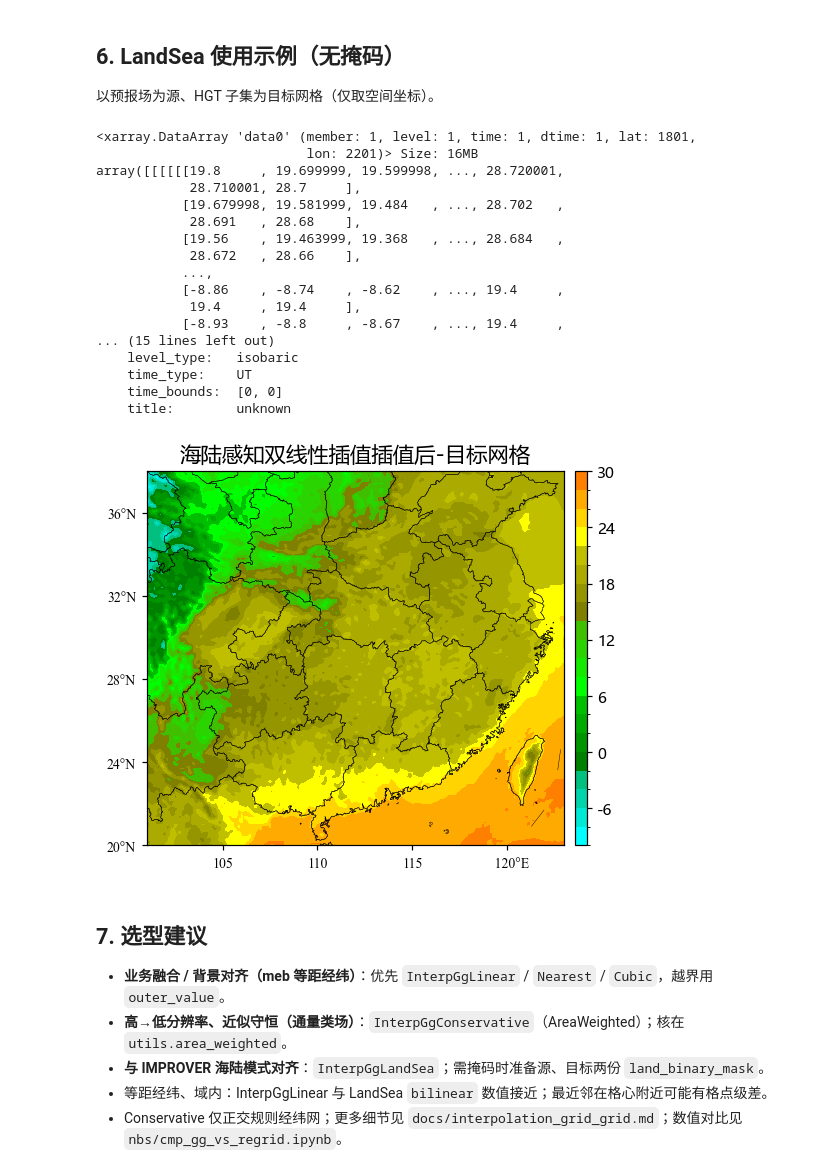
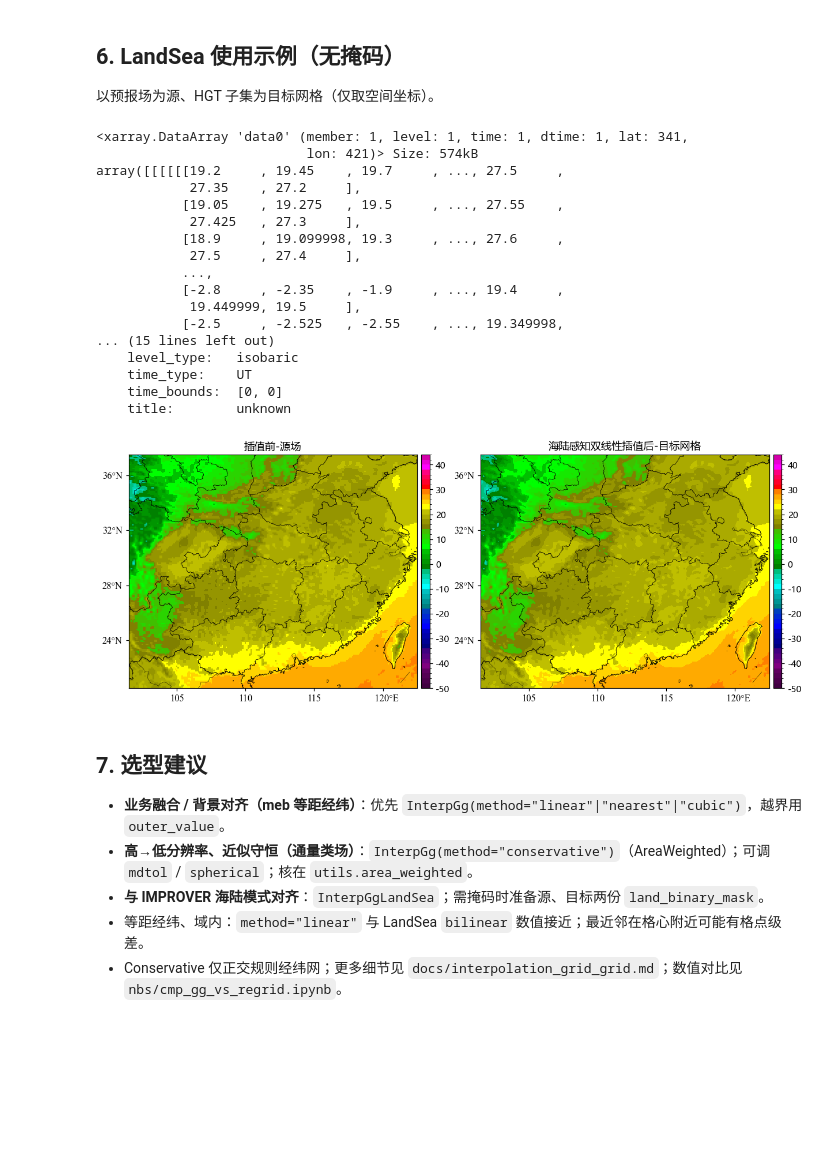
Before and after one commit to HerADCalciummilk/test, a Jupyter notebook: 00temp/interpolation_grid_grid/nbs/interpolation_grid_grid_说明.ipynb, the cells around one changed output. Saved outputs shown, nothing was run; the diff lists cells and outputs as text; code cells hidden in the pictures; blank space fills up the shorter version.

Commit message:
重构插值模块，新增统一入口 `InterpGg`，支持多种插值方法。更新 CLI 入口和文档，优化参数合并逻辑，确保命令行与配置文件一致性。删除冗余代码，增强可维护性和可用性。

```diff
--- a/00temp/interpolation_grid_grid/nbs/interpolation_grid_grid_说明.ipynb
+++ b/00temp/interpolation_grid_grid/nbs/interpolation_grid_grid_说明.ipynb
@@ -79,9 +135,9 @@ CLI（在包目录）：`python -m cli --module linear|nearest|cubic|conservativ
 # %%
-# 源场：分辨率为1°
+# 源场：分辨率 0.1°，裁到 101–123°E、20–38°N
 grid = meb.read_griddata_from_nc(str(DATA_DIR / "2026100900.024.nc"))
 grd_in = grid.sel(lon=slice(101.0, 123.0), lat=slice(20.0, 38.0)) # 网格经纬裁剪
-# 目标：略加密、落在源域内
-target = meb.basicdata.grid([101.0, 123.0, 0.01], [20.0, 38.0, 0.01])
+# 统一目标网格（0.05°，落在源域内），所有方法共用
+target = meb.basicdata.grid(TARGET_LON, TARGET_LAT)
 
 grd_out_linear = InterpGgLinear(outer_value=0.0).process(grd_in, target)
 print(grd_out_linear)
@@ -240,41 +298,38 @@ CLI：`python -m cli.tran_regrid --input-path ... --target-grid-path ... [--land
 # %%
 # grd_in / target_grid 为同域或可覆盖的格点场
 target_grid = meb.grid_data(target)
 grd_out_landsea_bilinear = InterpGgLandSea(
     regrid_mode="bilinear",
     extrapolation_mode="nan",
 ).process(grd_in, target_grid)
 print(grd_out_landsea_bilinear)
-pcolormesh_2d_grid(
-    grd_out_landsea_bilinear, title="海陆感知双线性插值插值后-目标网格",
-    cmap=cmap, clevs=clevs, dpi=110, show=True,
-)
+plot_compare(grd_in, grd_out_landsea_bilinear, "海陆感知双线性插值后-目标网格")
 # %% [output]
-<xarray.DataArray 'data0' (member: 1, level: 1, time: 1, dtime: 1, lat: 1801,
-                           lon: 2201)> Size: 16MB
-array([[[[[[19.8     , 19.699999, 19.599998, ..., 28.720001,
-            28.710001, 28.7     ],
-           [19.679998, 19.581999, 19.484   , ..., 28.702   ,
-            28.691   , 28.68    ],
-           [19.56    , 19.463999, 19.368   , ..., 28.684   ,
-            28.672   , 28.66    ],
+<xarray.DataArray 'data0' (member: 1, level: 1, time: 1, dtime: 1, lat: 341,
+                           lon: 421)> Size: 574kB
+array([[[[[[19.2     , 19.45    , 19.7     , ..., 27.5     ,
+            27.35    , 27.2     ],
+           [19.05    , 19.275   , 19.5     , ..., 27.55    ,
+            27.425   , 27.3     ],
+           [18.9     , 19.099998, 19.3     , ..., 27.6     ,
+            27.5     , 27.4     ],
            ...,
-           [-8.86    , -8.74    , -8.62    , ..., 19.4     ,
-            19.4     , 19.4     ],
-           [-8.93    , -8.8     , -8.67    , ..., 19.4     ,
+           [-2.8     , -2.35    , -1.9     , ..., 19.4     ,
+            19.449999, 19.5     ],
+           [-2.5     , -2.525   , -2.55    , ..., 19.349998,
 ... (15 lines left out)
     level_type:   isobaric
     time_type:    UT
     time_bounds:  [0, 0]
     title:        unknown
-[figure, old version]
+[figure, new version]
 # %% [markdown]
 ## 7. 选型建议
 
-- **业务融合 / 背景对齐（meb 等距经纬）**：优先 `InterpGgLinear` / `Nearest` / `Cubic`，越界用 `outer_value`。
-- **高→低分辨率、近似守恒（通量类场）**：`InterpGgConservative`（AreaWeighted）；核在 `utils.area_weighted`。
+- **业务融合 / 背景对齐（meb 等距经纬）**：优先 `InterpGg(method="linear"|"nearest"|"cubic")`，越界用 `outer_value`。
+- **高→低分辨率、近似守恒（通量类场）**：`InterpGg(method="conservative")`（AreaWeighted）；可调 `mdtol` / `spherical`；核在 `utils.area_weighted`。
 - **与 IMPROVER 海陆模式对齐**：`InterpGgLandSea`；需掩码时准备源、目标两份 `land_binary_mask`。
-- 等距经纬、域内：InterpGgLinear 与 LandSea `bilinear` 数值接近；最近邻在格心附近可能有格点级差。
+- 等距经纬、域内：`method="linear"` 与 LandSea `bilinear` 数值接近；最近邻在格心附近可能有格点级差。
 - Conservative 仅正交规则经纬网；更多细节见 `docs/interpolation_grid_grid.md`；数值对比见 `nbs/cmp_gg_vs_regrid.ipynb`。
 # %% [markdown]
 ## 8. CLI 使用示例
```
Also changed, not shown: parts of 20 cells of this notebook, 21 other files.
